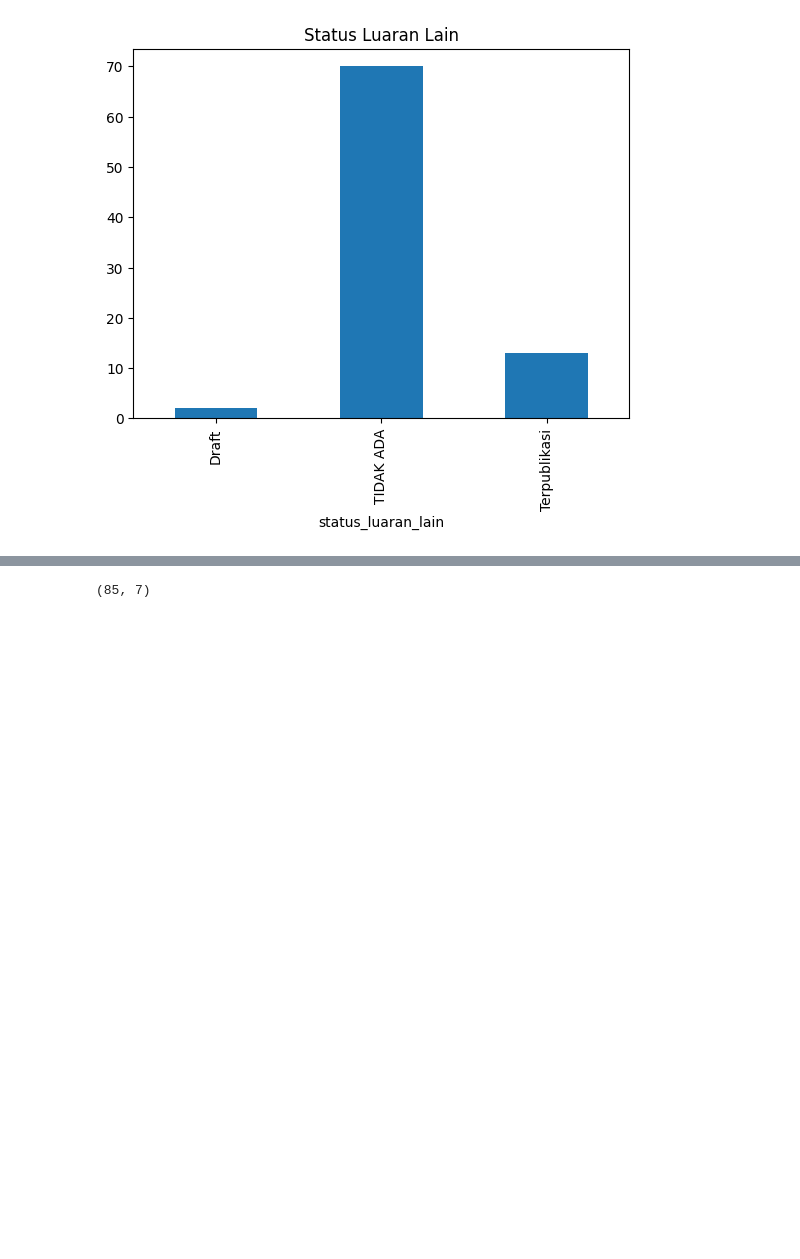
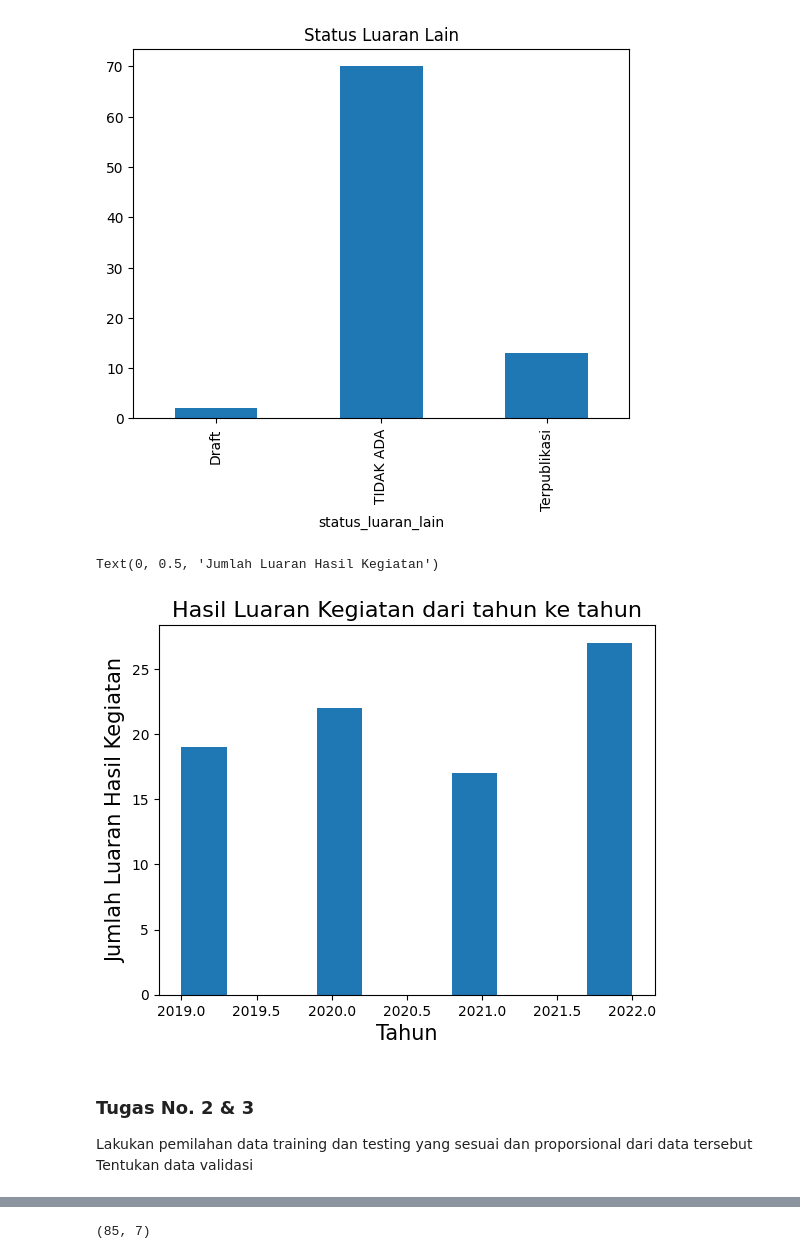
Before and after one commit to Tzelginia/kuis2, a Jupyter notebook: kuis2.ipynb, the cells around one changed output, grey strips where cells are left out. Drawn from its saved outputs; the diff is of its cells as text; code cells hidden in the pictures; blank space fills up the shorter version.

```diff
--- a/kuis2.ipynb
+++ b/kuis2.ipynb
@@ -201,4 +131,16 @@ df.groupby(['status_luaran_lain']).size().plot(
 # %% [output]
 <AxesSubplot:title={'center':'Status\xa0Luaran\xa0Lain'}, xlabel='status_luaran_lain'>
 [figure]
+# %%
+plt.hist(df['tahun'])
+plt.title('Hasil Luaran Kegiatan dari tahun ke tahun', size=16)
+plt.xlabel('Tahun', size=15)
+plt.ylabel('Jumlah Luaran Hasil Kegiatan', size=15)
+# %% [output]
+Text(0, 0.5, 'Jumlah Luaran Hasil Kegiatan')
+[figure, added]
+# %% [markdown]
+### Tugas No. 2 & 3
+Lakukan pemilahan data training dan testing yang sesuai dan proporsional dari data tersebut
+Tentukan data validasi
 # %%
```
Also changed, not shown: parts of 37 cells of this notebook.
